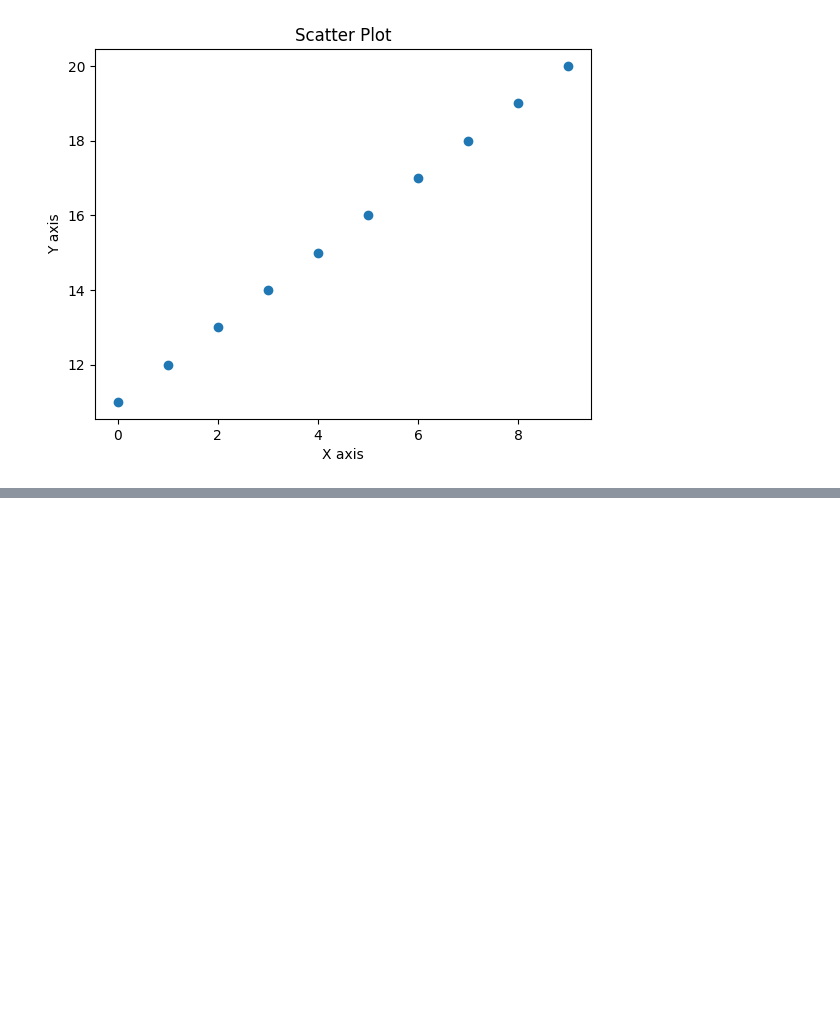
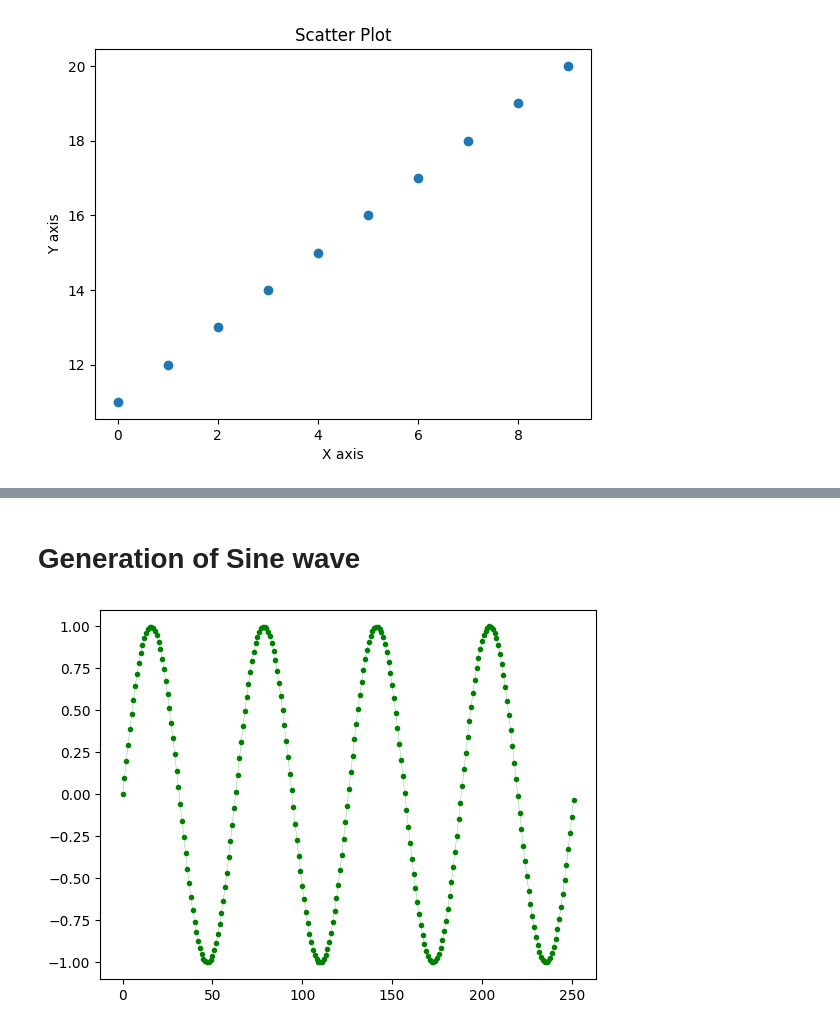
Before and after one commit to Shourov629/Exercise, a Jupyter notebook: Matplotlib/Matplotlib_exercise_1.ipynb, the cells around one changed output, grey strips where cells are left out. Cells and saved outputs as stored; diff of their text form; code cells hidden in the pictures; blank space fills up the shorter version.

```diff
--- a/Matplotlib/Matplotlib_exercise_1.ipynb
+++ b/Matplotlib/Matplotlib_exercise_1.ipynb
@@ -16,0 +51,9 @@ plt.show()
+# %% [markdown]
+# Generation of Sine wave
+# %%
+x = np.arange(0, 8*np.pi, 0.1)
+cur = np.sin(x)
+plt.plot(cur, 'go-', linewidth=0.15, markersize=3)
+plt.show()
+# %% [output]
+[figure, added]
```
Also changed, not shown: parts of 14 cells of this notebook.
